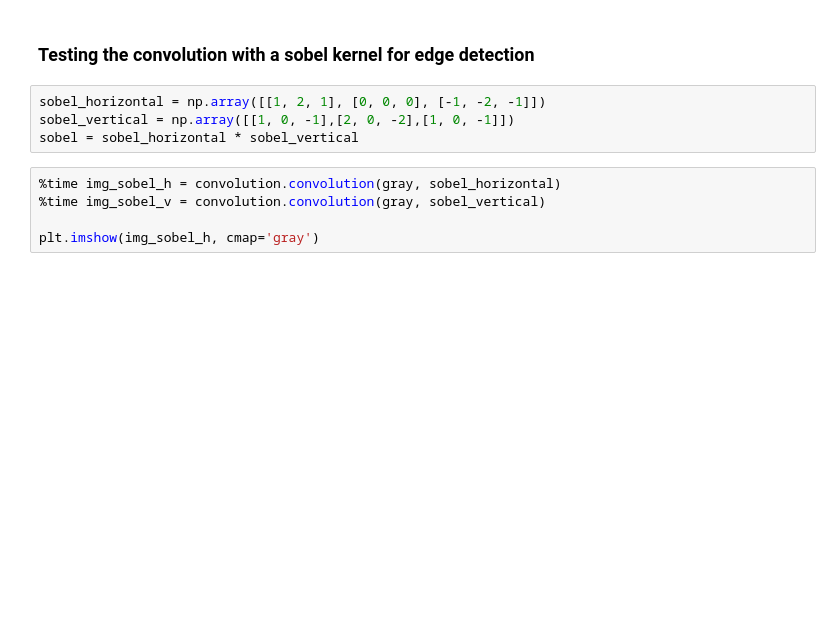
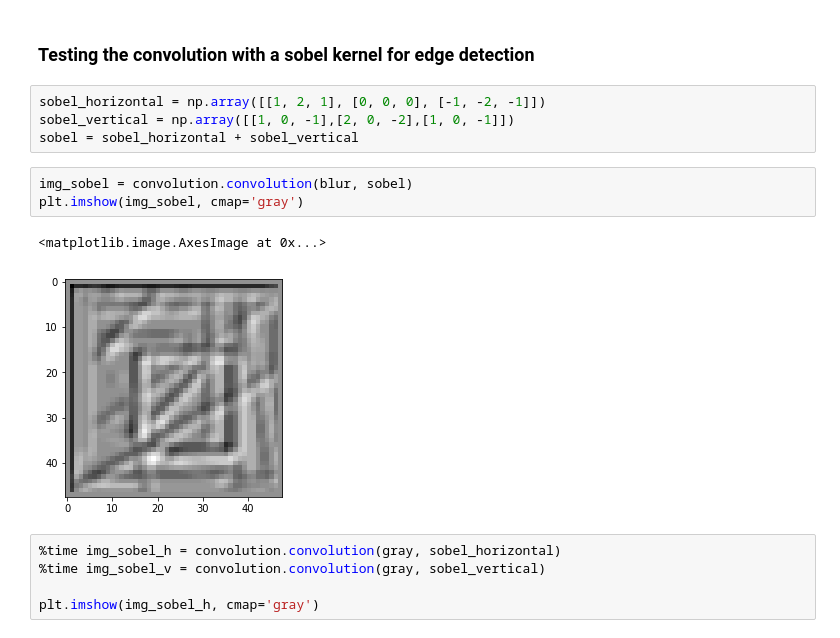
Before and after one commit to GuidoBallabio/embeddedPython, a Jupyter notebook: edge_detection.ipynb, the cells around one changed output. Cells and saved outputs as stored; diff of their text form; blank space fills up the shorter version.

```diff
--- a/edge_detection.ipynb
+++ b/edge_detection.ipynb
@@ -31,7 +31,13 @@ plt.imshow(blur, cmap='gray')
 # %%
 sobel_horizontal = np.array([[1, 2, 1], [0, 0, 0], [-1, -2, -1]])
 sobel_vertical = np.array([[1, 0, -1],[2, 0, -2],[1, 0, -1]])
-sobel = sobel_horizontal * sobel_vertical
+sobel = sobel_horizontal + sobel_vertical
+# %%
+img_sobel = convolution.convolution(blur, sobel)
+plt.imshow(img_sobel, cmap='gray')
+# %% [output]
+<matplotlib.image.AxesImage at 0x...>
+[figure, added]
 # %%
 %time img_sobel_h = convolution.convolution(gray, sobel_horizontal)
 %time img_sobel_v = convolution.convolution(gray, sobel_vertical)
```
Also changed, not shown: parts of 2 cells of this notebook, 37 other files.
